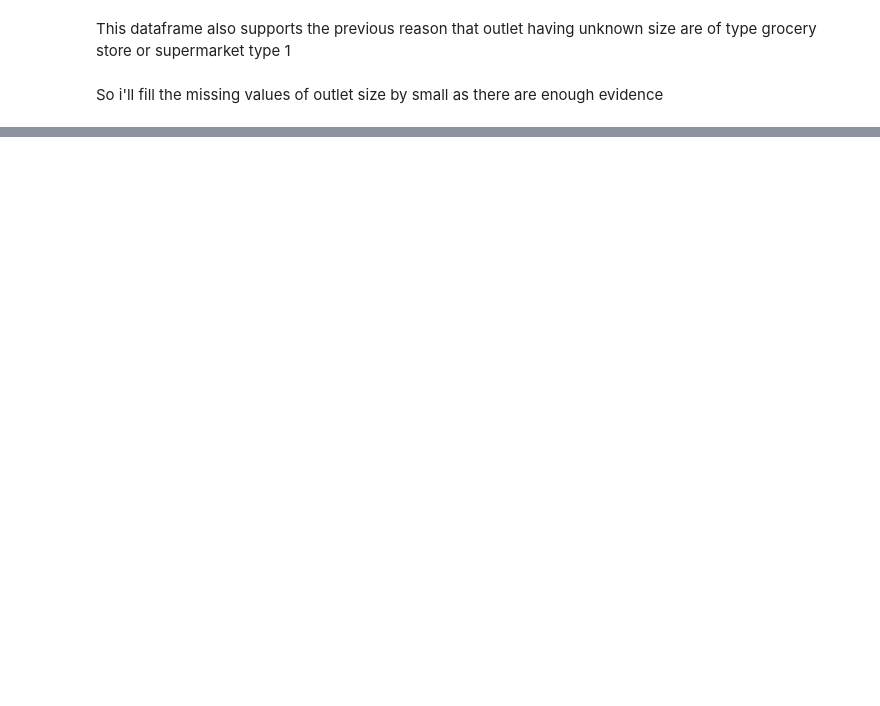
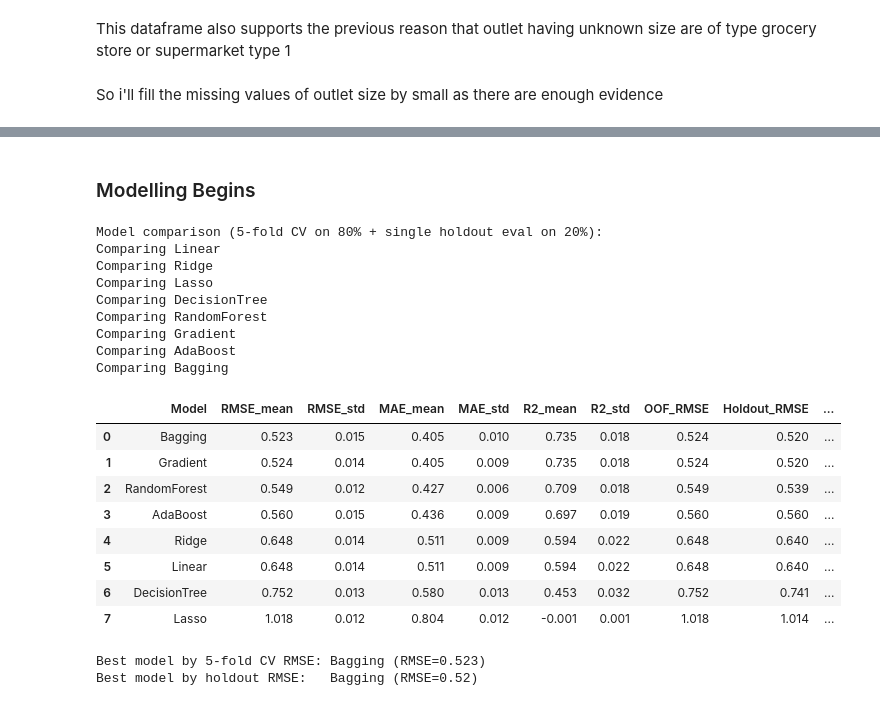
Before and after one commit to rajukan/ml-capstones, a Jupyter notebook: bigmart/Big-mart-sales-prediction.ipynb, the cells around one changed output, grey strips where cells are left out. Cells and saved outputs as stored; diff of their text form; code cells hidden in the pictures; blank space fills up the shorter version.

```diff
--- a/bigmart/Big-mart-sales-prediction.ipynb
+++ b/bigmart/Big-mart-sales-prediction.ipynb
@@ -1744,0 +815,2 @@ In this competition we have current rank of 121
+# %% [markdown]
+### Modelling Begins
@@ -1744,0 +856,31 @@ In this competition we have current rank of 121
+# %%
+def evaluate_regressor_kfold(model, X_train, y_train, model_name, folds=N_FOLDS):
+    """Mean +/- std RMSE/MAE/R2 across k folds, plus out-of-fold RMSE, for one model."""
+    model = clone(model)
+    kf = KFold(n_splits=folds, shuffle=True, random_state=RANDOM_STATE)
+
+    fold_rmse, fold_mae, fold_r2 = [], [], []
+    y_preds = pd.Series(index=y_train.index, dtype=float)
+
+    for train_idx, val_idx in kf.split(X_train, y_train):
+        X_fold_train, X_fold_val = X_train.iloc[train_idx], X_train.iloc[val_idx]
+        y_fold_train, y_fold_val = y_train.iloc[train_idx], y_train.iloc[val_idx]
+
+        model.fit(X_fold_train, y_fold_train)
+        pred = model.predict(X_fold_val)
+        y_preds.iloc[val_idx] = pred
+
+        fold_rmse.append(np.sqrt(mean_squared_error(y_fold_val, pred)))
+        fold_mae.append(mean_absolute_error(y_fold_val, pred))
+        fold_r2.append(r2_score(y_fold_val, pred))
+
+    return {
+        'Model': model_name,
+        'RMSE_mean': round(float(np.mean(fold_rmse)), 3),
+        'RMSE_std': round(float(np.std(fold_rmse)), 3),
+        'MAE_mean': round(float(np.mean(fold_mae)), 3),
+        'MAE_std': round(float(np.std(fold_mae)), 3),
+        'R2_mean': round(float(np.mean(fold_r2)), 3),
+        'R2_std': round(float(np.std(fold_r2)), 3),
+        'OOF_RMSE': round(float(np.sqrt(mean_squared_error(y_train, y_preds))), 3),
+    }
@@ -1744,0 +953,40 @@ In this competition we have current rank of 121
+# %%
+X_train = pd.read_csv('data/X_train_features.csv')
+y_train = pd.read_csv('data/y_train.csv').squeeze('columns')
+y_train = np.log(y_train)
+X_test = pd.read_csv('data/X_test_features.csv')
+# %%
+X_cv_train, X_holdout, y_cv_train, y_holdout = train_test_split(
+    X_train, y_train, test_size=0.2, random_state=RANDOM_STATE
+)
+# %%
+print('Model comparison (5-fold CV on 80% + single holdout eval on 20%):')
+comparison_df = compare_models(X_cv_train, y_cv_train, X_holdout, y_holdout)
+comparison_df
+# %% [output]
+Model comparison (5-fold CV on 80% + single holdout eval on 20%):
+Comparing Linear
+Comparing Ridge
+Comparing Lasso
+Comparing DecisionTree
+Comparing RandomForest
+Comparing Gradient
+Comparing AdaBoost
+Comparing Bagging
+|  | Model | RMSE_mean | RMSE_std | MAE_mean | MAE_std | R2_mean | R2_std | OOF_RMSE | Holdout_RMSE | ... |
+| 0 | Bagging | 0.523 | 0.015 | 0.405 | 0.010 | 0.735 | 0.018 | 0.524 | 0.520 | ... |
+| 1 | Gradient | 0.524 | 0.014 | 0.405 | 0.009 | 0.735 | 0.018 | 0.524 | 0.520 | ... |
+| 2 | RandomForest | 0.549 | 0.012 | 0.427 | 0.006 | 0.709 | 0.018 | 0.549 | 0.539 | ... |
+| 3 | AdaBoost | 0.560 | 0.015 | 0.436 | 0.009 | 0.697 | 0.019 | 0.560 | 0.560 | ... |
+| 4 | Ridge | 0.648 | 0.014 | 0.511 | 0.009 | 0.594 | 0.022 | 0.648 | 0.640 | ... |
+| 5 | Linear | 0.648 | 0.014 | 0.511 | 0.009 | 0.594 | 0.022 | 0.648 | 0.640 | ... |
+| 6 | DecisionTree | 0.752 | 0.013 | 0.580 | 0.013 | 0.453 | 0.032 | 0.752 | 0.741 | ... |
+| 7 | Lasso | 1.018 | 0.012 | 0.804 | 0.012 | -0.001 | 0.001 | 1.018 | 1.014 | ... |
+# %%
+best_by_kfold = comparison_df.loc[comparison_df['RMSE_mean'].idxmin()]
+best_by_holdout = comparison_df.loc[comparison_df['Holdout_RMSE'].idxmin()]
+print(f"\nBest model by 5-fold CV RMSE: {best_by_kfold['Model']} (RMSE={best_by_kfold['RMSE_mean']})")
+print(f"Best model by holdout RMSE:   {best_by_holdout['Model']} (RMSE={best_by_holdout['Holdout_RMSE']})")
+# %% [output]
+Best model by 5-fold CV RMSE: Bagging (RMSE=0.523)
+Best model by holdout RMSE:   Bagging (RMSE=0.52)
```
Also changed, not shown: parts of 320 cells of this notebook, 3 other files.
